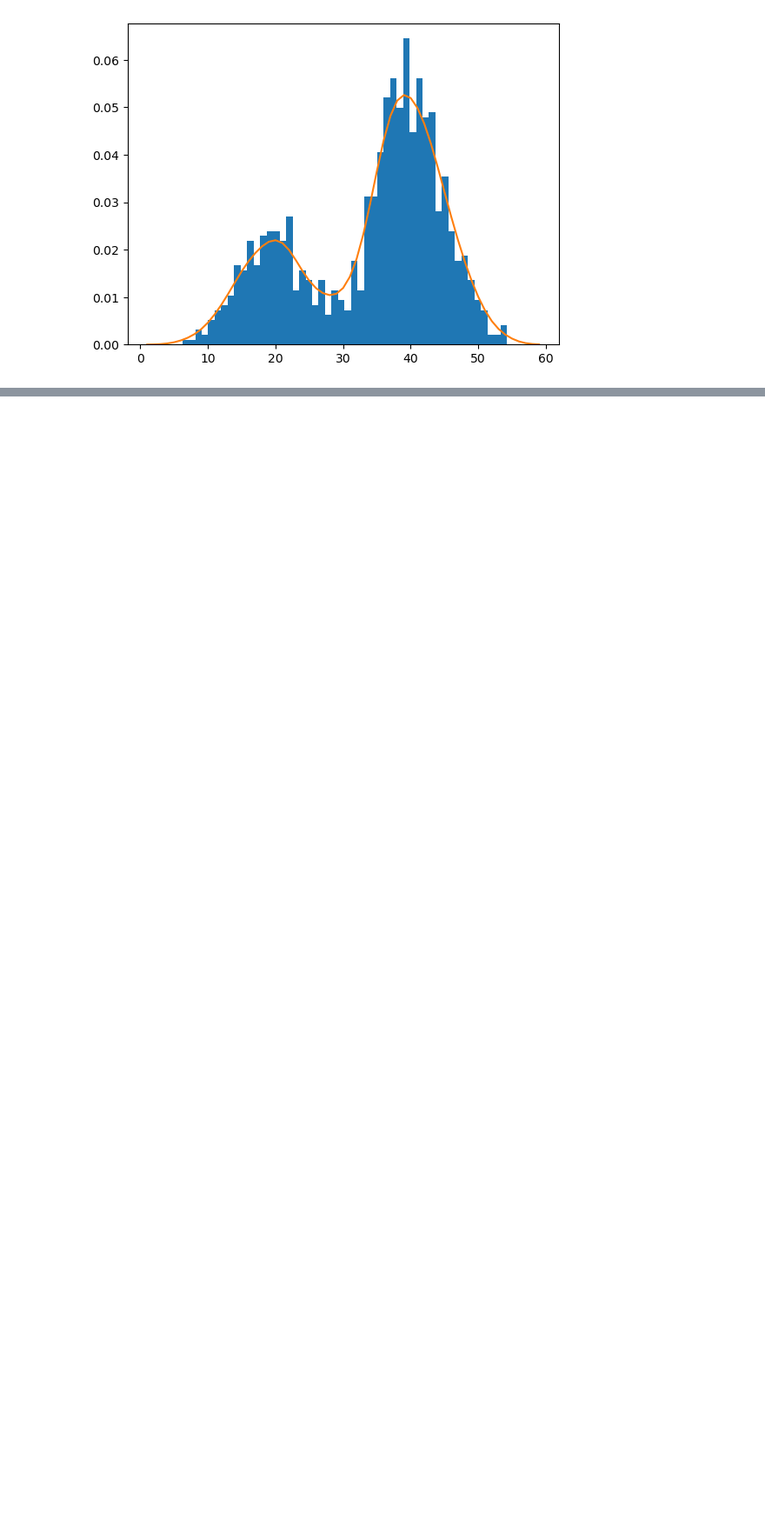
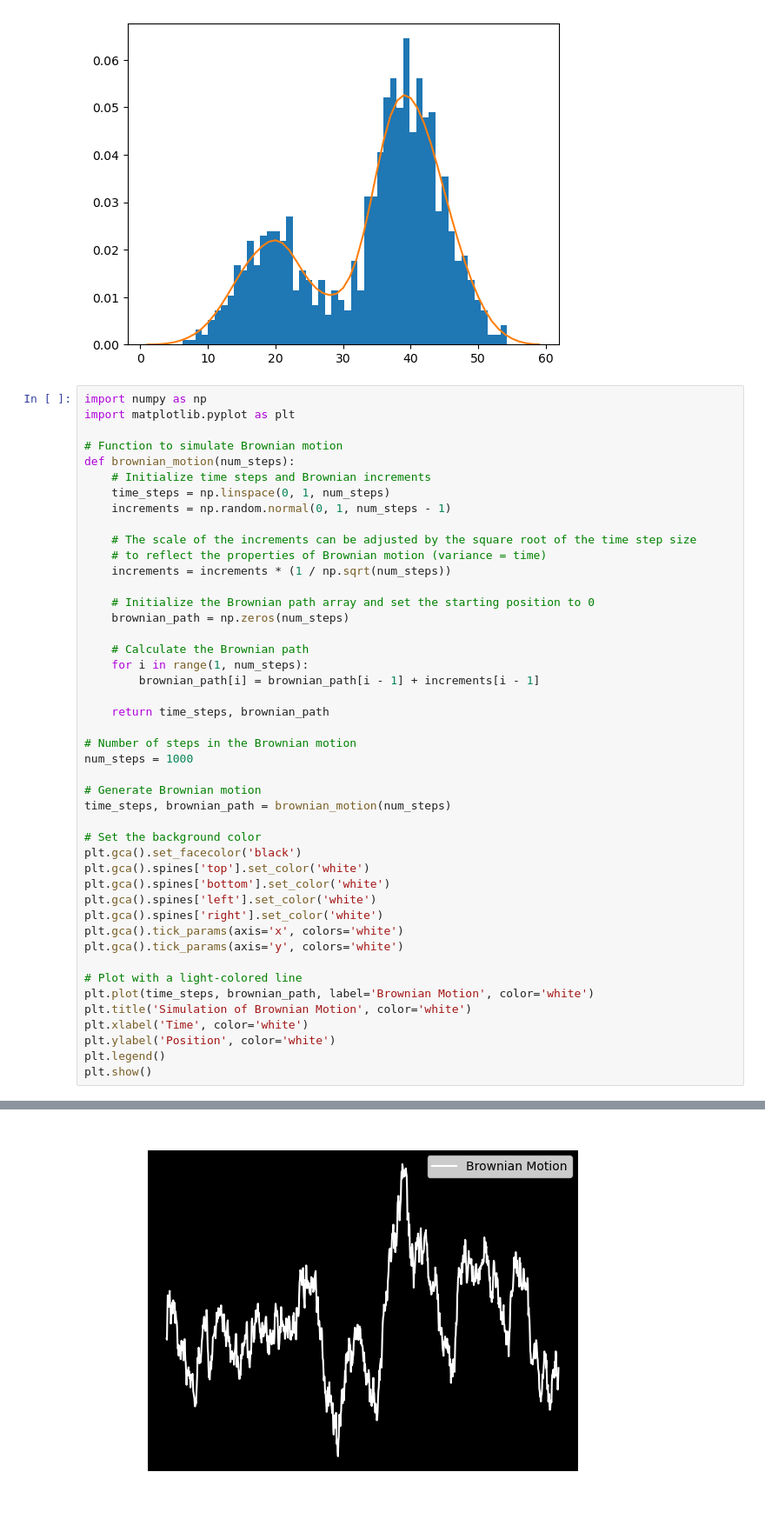
Before and after one commit to MaukanMir/AI-ML-Learning, a Jupyter notebook: Mathematics/Statistics/Probaility-Jason-Brown-Lee/Distribution.ipynb, the cells around one changed output, grey strips where cells are left out. Shown at 87% size. Saved outputs shown, nothing was run; the diff lists cells and outputs as text; blank space fills up the shorter version.

```diff
--- a/Mathematics/Statistics/Probaility-Jason-Brown-Lee/Distribution.ipynb
+++ b/Mathematics/Statistics/Probaility-Jason-Brown-Lee/Distribution.ipynb
@@ -411,3 +411,49 @@ pyplot.plot(values[:], probabilities)
 pyplot.show()
 # %% [output]
 [figure]
+# %%
+import numpy as np
+import matplotlib.pyplot as plt
+
+# Function to simulate Brownian motion
+def brownian_motion(num_steps):
+    # Initialize time steps and Brownian increments
+    time_steps = np.linspace(0, 1, num_steps)
+    increments = np.random.normal(0, 1, num_steps - 1)
+
+    # The scale of the increments can be adjusted by the square root of the time step size
+    # to reflect the properties of Brownian motion (variance = time)
+    increments = increments * (1 / np.sqrt(num_steps))
+
+    # Initialize the Brownian path array and set the starting position to 0
+    brownian_path = np.zeros(num_steps)
+
+    # Calculate the Brownian path
+    for i in range(1, num_steps):
+        brownian_path[i] = brownian_path[i - 1] + increments[i - 1]
+
+    return time_steps, brownian_path
+
+# Number of steps in the Brownian motion
+num_steps = 1000
+
+# Generate Brownian motion
+time_steps, brownian_path = brownian_motion(num_steps)
+
+# Set the background color
+plt.gca().set_facecolor('black')
+plt.gca().spines['top'].set_color('white')
+plt.gca().spines['bottom'].set_color('white')
+plt.gca().spines['left'].set_color('white')
+plt.gca().spines['right'].set_color('white')
+plt.gca().tick_params(axis='x', colors='white')
+plt.gca().tick_params(axis='y', colors='white')
+
+# Plot with a light-colored line
+plt.plot(time_steps, brownian_path, label='Brownian Motion', color='white')
+plt.title('Simulation of Brownian Motion', color='white')
+plt.xlabel('Time', color='white')
+plt.ylabel('Position', color='white')
+plt.legend()
+plt.show()
+# %% [output]
@@ -413,0 +477 @@ pyplot.show()
+[figure, added]
```
Also changed, not shown: parts of 1 cell of this notebook.
